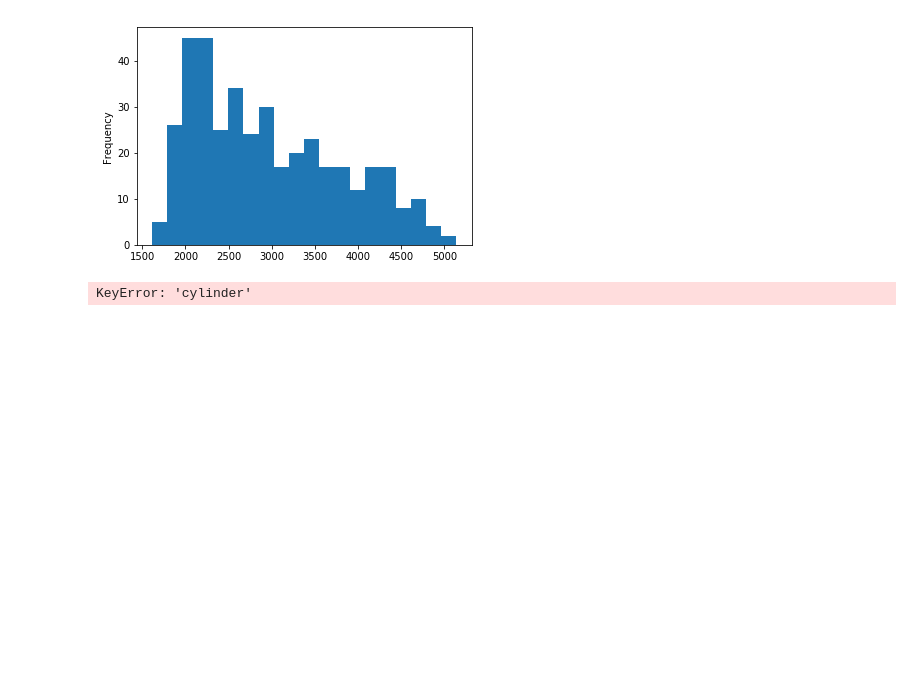
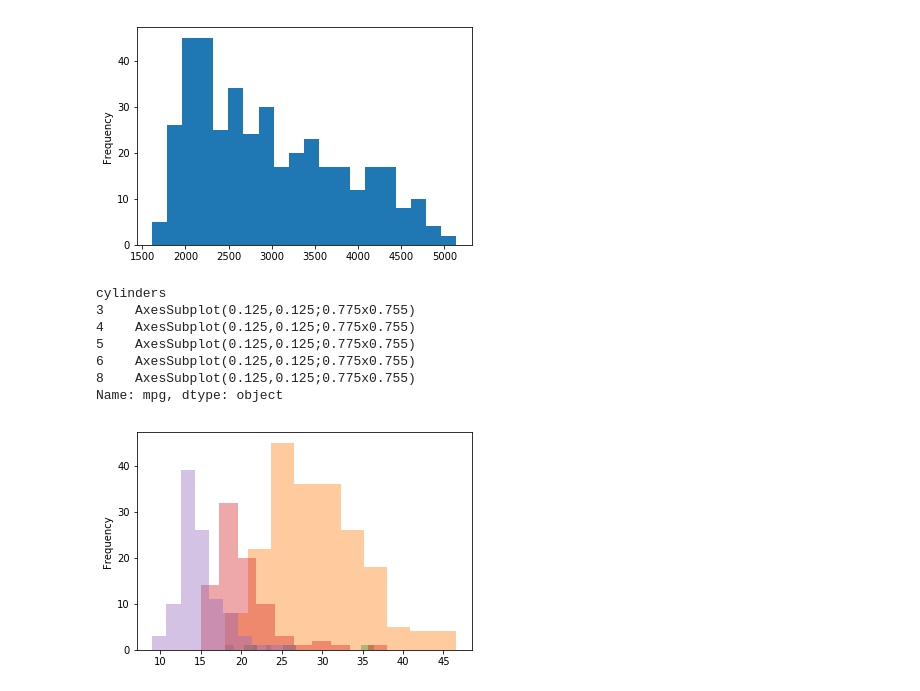
Before and after one commit to KrishnKrPatel/data_preprocessing, a Jupyter notebook: graph.ipynb, the cells around one changed output. Drawn from its saved outputs; the diff is of its cells as text; code cells hidden in the pictures; blank space fills up the shorter version.

```diff
--- a/graph.ipynb
+++ b/graph.ipynb
@@ -161,7 +161,13 @@ df['weight'].plot(kind='hist',bins=20)
 <matplotlib.axes._subplots.AxesSubplot at 0x...>
 [figure]
 # %%
-df.groupby('cylinder')['mpg'].plot(kind='hist')
-plt.show()
+df.groupby('cylinders')['mpg'].plot(kind='hist',alpha=0.4)
 # %% [output]
-KeyError: 'cylinder'
+cylinders
+3    AxesSubplot(0.125,0.125;0.775x0.755)
+4    AxesSubplot(0.125,0.125;0.775x0.755)
+5    AxesSubplot(0.125,0.125;0.775x0.755)
+6    AxesSubplot(0.125,0.125;0.775x0.755)
+8    AxesSubplot(0.125,0.125;0.775x0.755)
+Name: mpg, dtype: object
+[figure, added]
```
Also changed, not shown: 1 other file.
